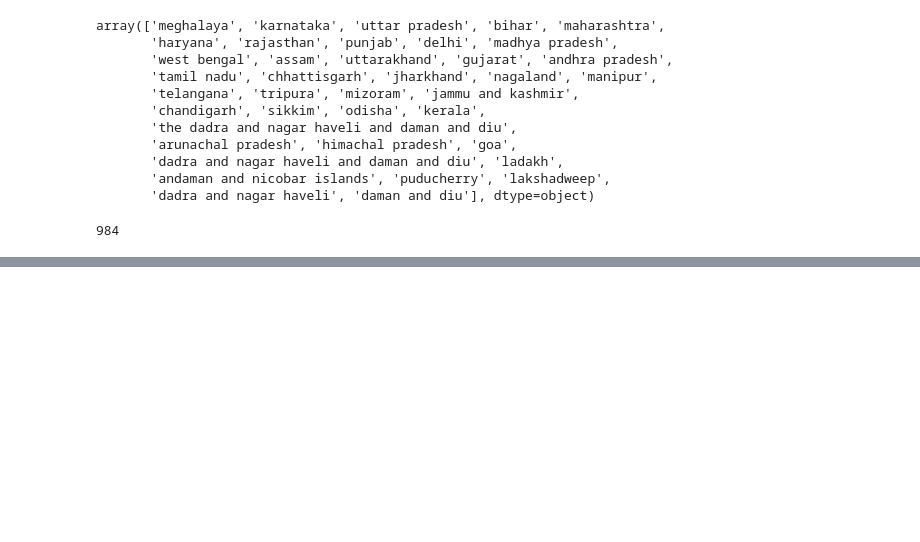
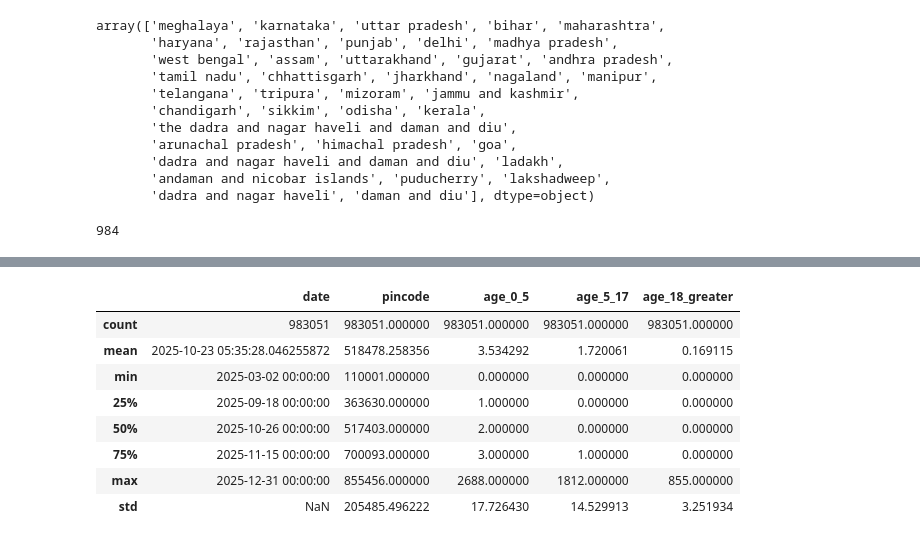
Before and after one commit to medisumeet/UIDAI-Hackathon-2026, a Jupyter notebook: uidai.ipynb, the cells around one changed output, grey strips where cells are left out. Cells and saved outputs as stored; diff of their text form; code cells hidden in the pictures; blank space fills up the shorter version.

```diff
--- a/uidai.ipynb
+++ b/uidai.ipynb
@@ -199,0 +248,12 @@ df['district'] = df['district'].str.replace(r'[*]', '', regex=True).str.strip()
+# %%
+df.describe()
+# %% [output]
+|  | date | pincode | age_0_5 | age_5_17 | age_18_greater |
+| count | 983051 | 983051.000000 | 983051.000000 | 983051.000000 | 983051.000000 |
+| mean | 2025-10-23 05:35:28.046255872 | 518478.258356 | 3.534292 | 1.720061 | 0.169115 |
+| min | 2025-03-02 00:00:00 | 110001.000000 | 0.000000 | 0.000000 | 0.000000 |
+| 25% | 2025-09-18 00:00:00 | 363630.000000 | 1.000000 | 0.000000 | 0.000000 |
+| 50% | 2025-10-26 00:00:00 | 517403.000000 | 2.000000 | 0.000000 | 0.000000 |
+| 75% | 2025-11-15 00:00:00 | 700093.000000 | 3.000000 | 1.000000 | 0.000000 |
+| max | 2025-12-31 00:00:00 | 855456.000000 | 2688.000000 | 1812.000000 | 855.000000 |
+| std | NaN | 205485.496222 | 17.726430 | 14.529913 | 3.251934 |
```
Also changed, not shown: parts of 9 cells of this notebook.
